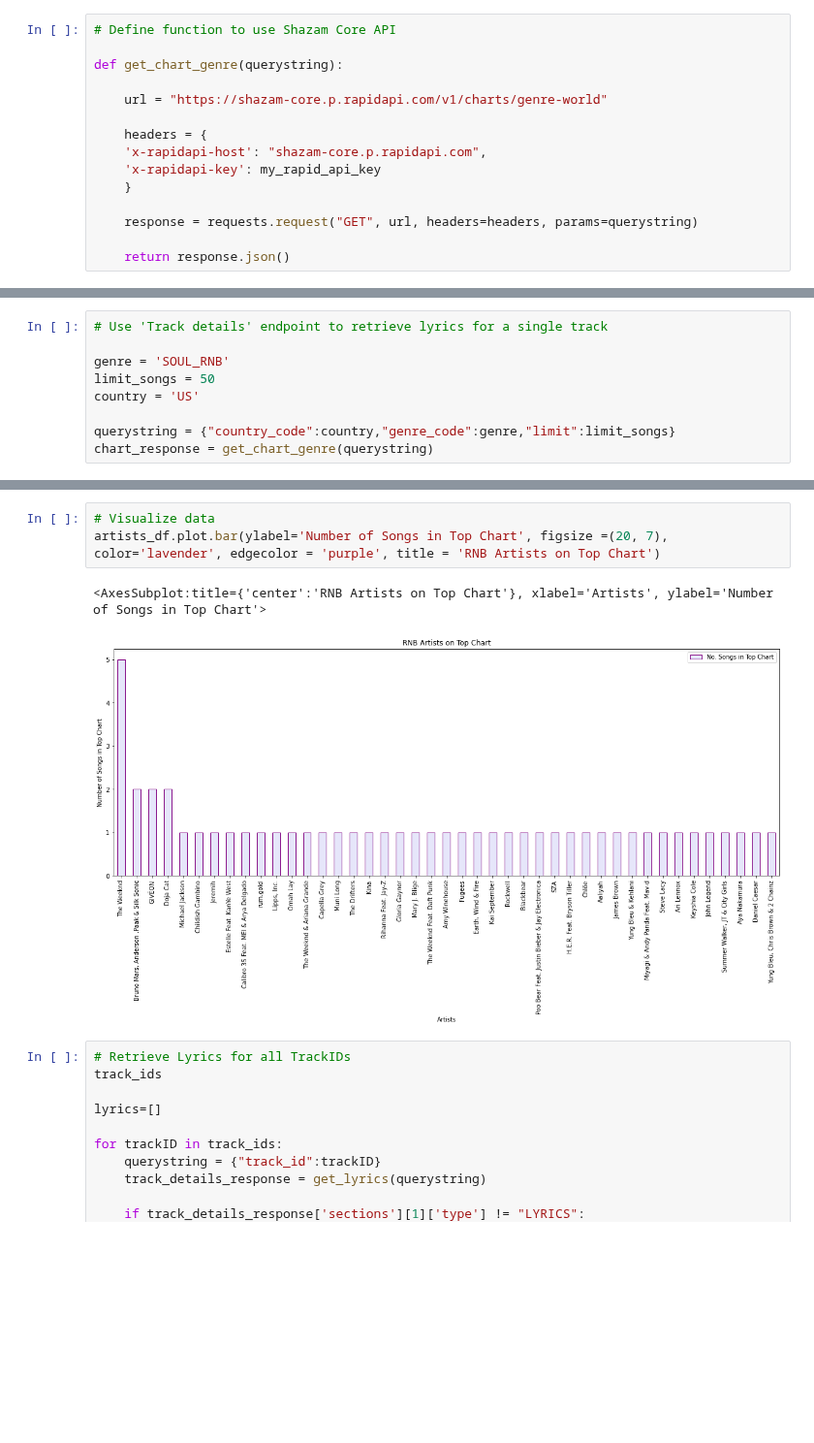
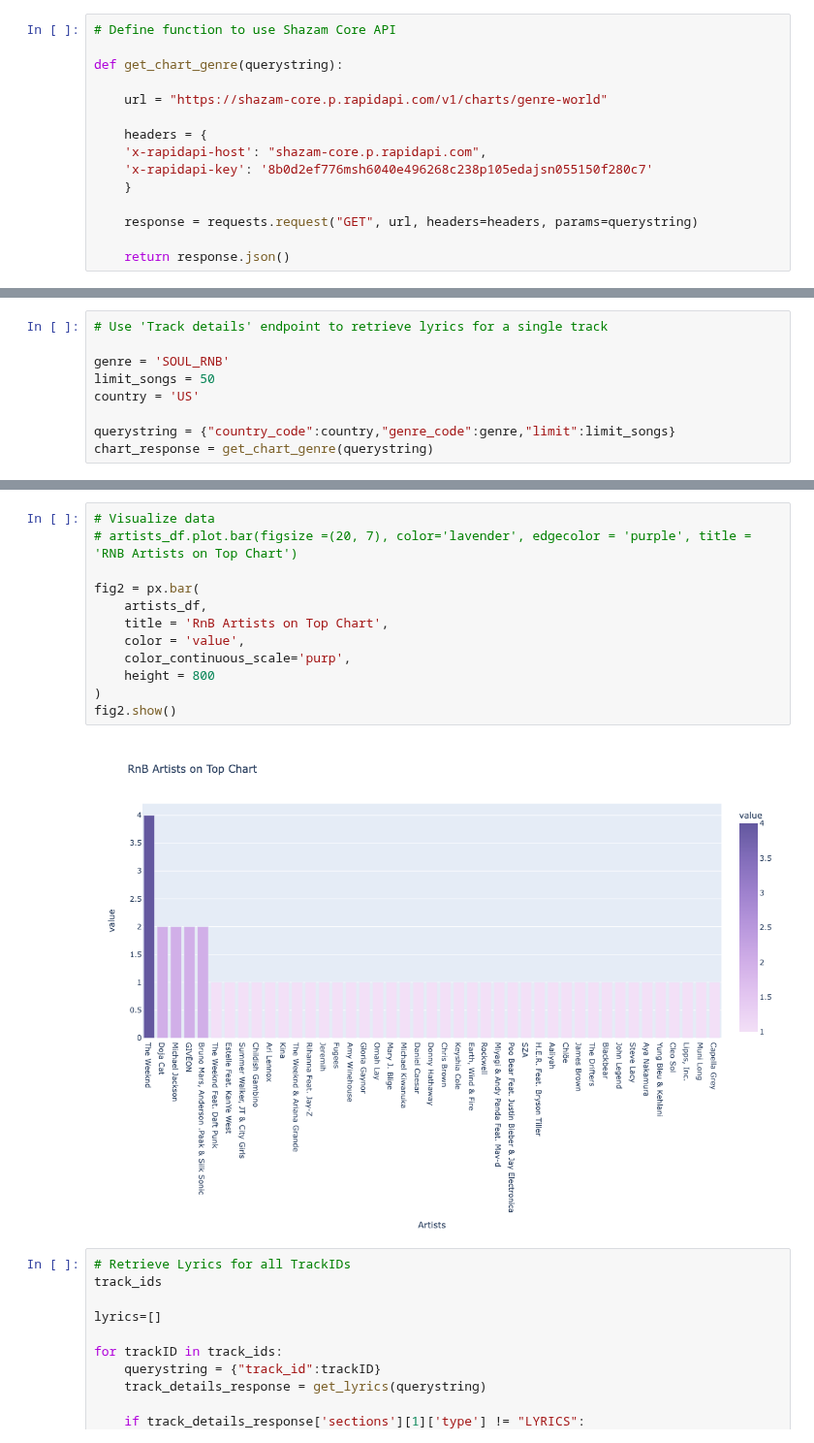
Before and after one commit to laufrankb/MiamiFintechProject2, a Jupyter notebook: hiphop_rnb_data/rnblyrics.ipynb, the cells around one changed output, grey strips where cells are left out. Shown at 97% size. Cells and saved outputs as stored; diff of their text form; blank space fills up the shorter version.

```diff
--- a/hiphop_rnb_data/rnblyrics.ipynb
+++ b/hiphop_rnb_data/rnblyrics.ipynb
@@ -26,7 +49,7 @@ def get_chart_genre(querystring):
 
     headers = {
     'x-rapidapi-host': "shazam-core.p.rapidapi.com",
-    'x-rapidapi-key': my_rapid_api_key
+    'x-rapidapi-key': '8b0d2ef776msh6040e496268c238p105edajsn055150f280c7'
     }
 
     response = requests.request("GET", url, headers=headers, params=querystring)
@@ -93,10 +116,18 @@ artists_df = pd.DataFrame(list(artist_counts.items()),columns = ['Artists','No.
 artists_df.sort_values(by = 'No. Songs in Top Chart', ascending=False, inplace=True) #sort values
 # %%
 # Visualize data
-artists_df.plot.bar(ylabel='Number of Songs in Top Chart', figsize =(20, 7), color='lavender', edgecolor = 'purple', title = 'RNB Artists on Top Chart')
+# artists_df.plot.bar(figsize =(20, 7), color='lavender', edgecolor = 'purple', title = 'RNB Artists on Top Chart')
+
+fig2 = px.bar(
+    artists_df,
+    title = 'RnB Artists on Top Chart',
+    color = 'value',
+    color_continuous_scale='purp',
+    height = 800
+)
+fig2.show()
 # %% [output]
-<AxesSubplot:title={'center':'RNB Artists on Top Chart'}, xlabel='Artists', ylabel='Number of Songs in Top Chart'>
-[figure, old version]
+[figure, new version]
 # %%
 # Retrieve Lyrics for all TrackIDs
 track_ids
```
Also changed, not shown: parts of 71 cells of this notebook, 45 other files.
